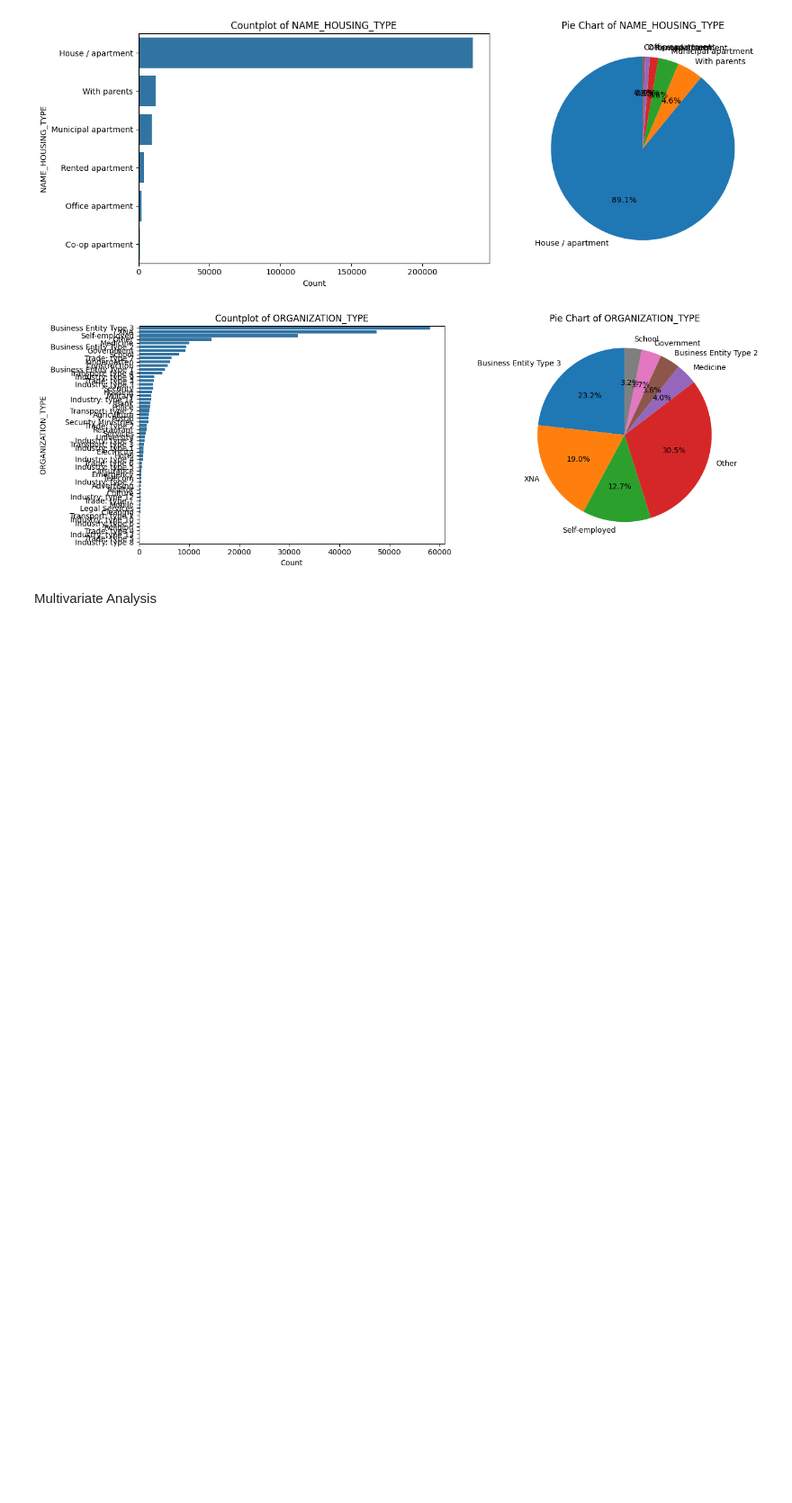
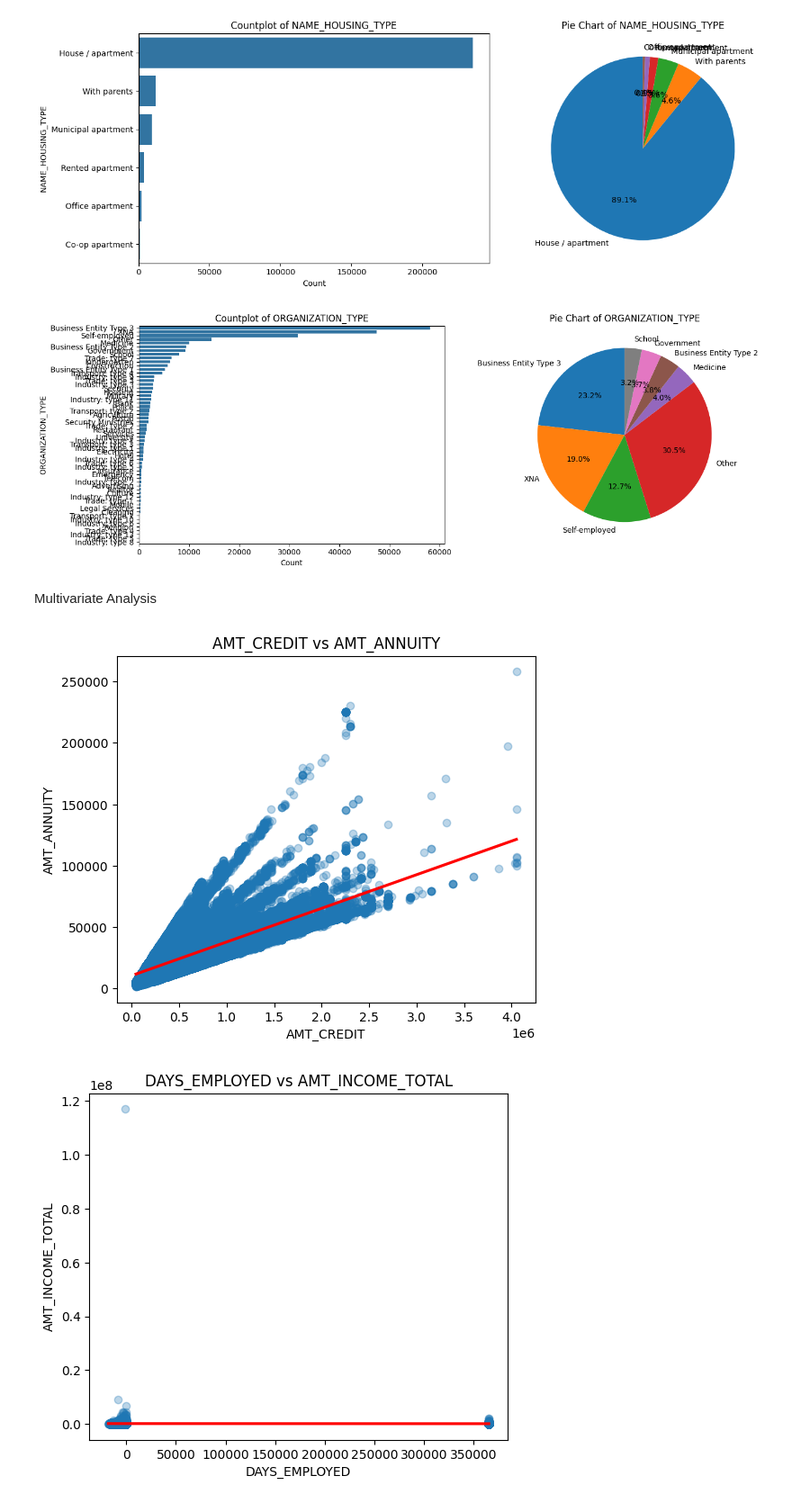
Before and after one commit to Parvrajchauhan/fintech-loan-predictor, a Jupyter notebook: Notebooks/EDA.ipynb, the cells around one changed output. Shown at 90% size. Drawn from its saved outputs; the diff is of its cells as text; code cells hidden in the pictures; blank space fills up the shorter version.

```diff
--- a/Notebooks/EDA.ipynb
+++ b/Notebooks/EDA.ipynb
@@ -302,3 +304,26 @@ for col in cat_cols:
 [figure]
 # %% [markdown]
 Multivariate Analysis
+# %%
+num_num_pairs = [
+    ('AMT_CREDIT', 'AMT_ANNUITY'),
+    ('DAYS_EMPLOYED', 'AMT_INCOME_TOTAL'),
+    ('avg_prev_amt_requested', 'prev_num_rejected'),
+    ('max_cc_sk_dpd', 'inst_mean_payment_delay'),
+    ('AMT_REQ_CREDIT_BUREAU_YEAR', 'bureau_overdue_months'),
+    ('avg_cc_amt_balance', 'avg_cc_amt_payment_total_current')
+]
+
+for x, y in num_num_pairs:
+    plt.figure(figsize=(6, 5))
+    sns.regplot(
+        x=df[x],
+        y=df[y],
+        scatter_kws={'alpha': 0.3},
+        line_kws={'color': 'red'}
+    )
+    plt.title(f'{x} vs {y}')
+    plt.show()
+# %% [output]
+[figure, added]
+[figure, added]
```
Also changed, not shown: parts of 9 cells of this notebook, 1 other file.
